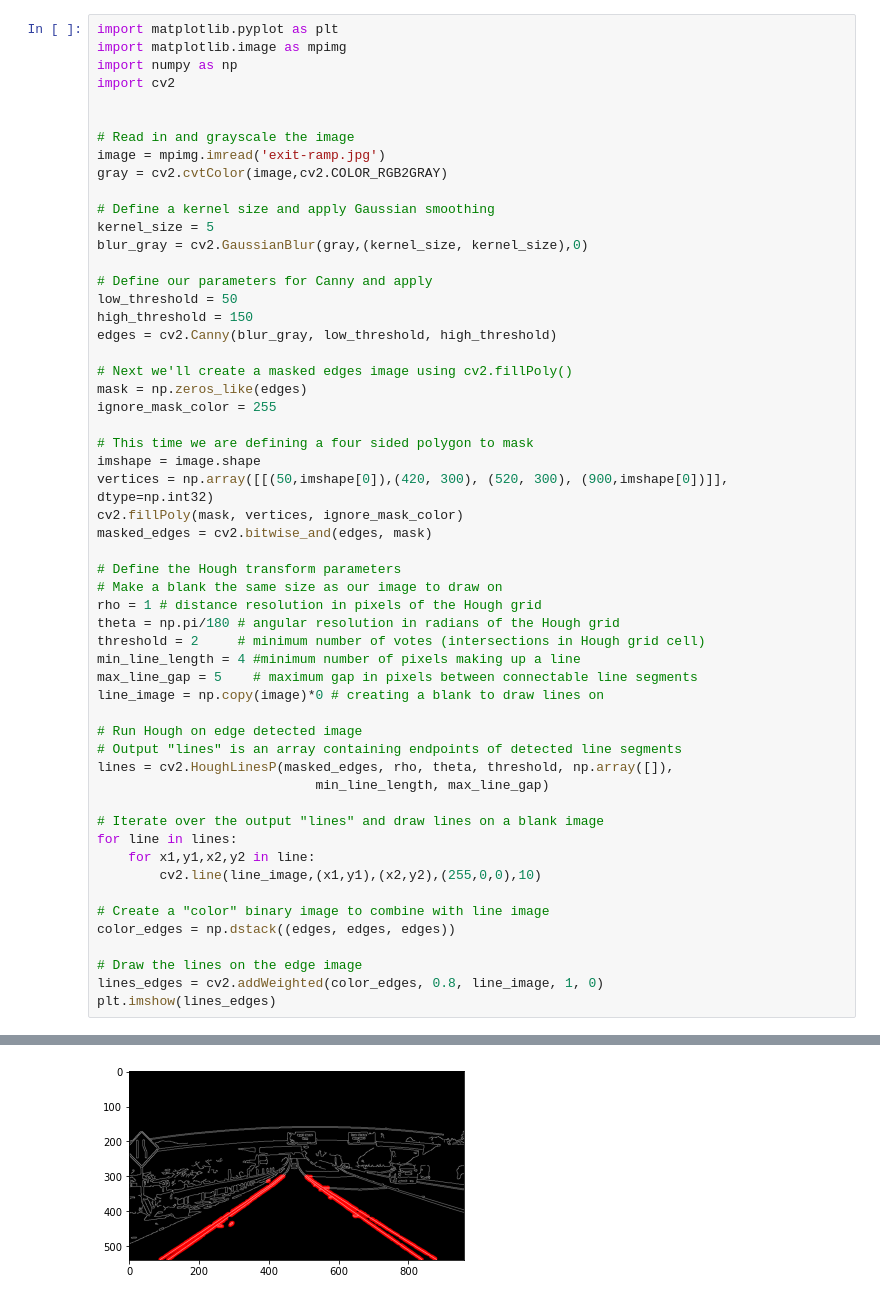
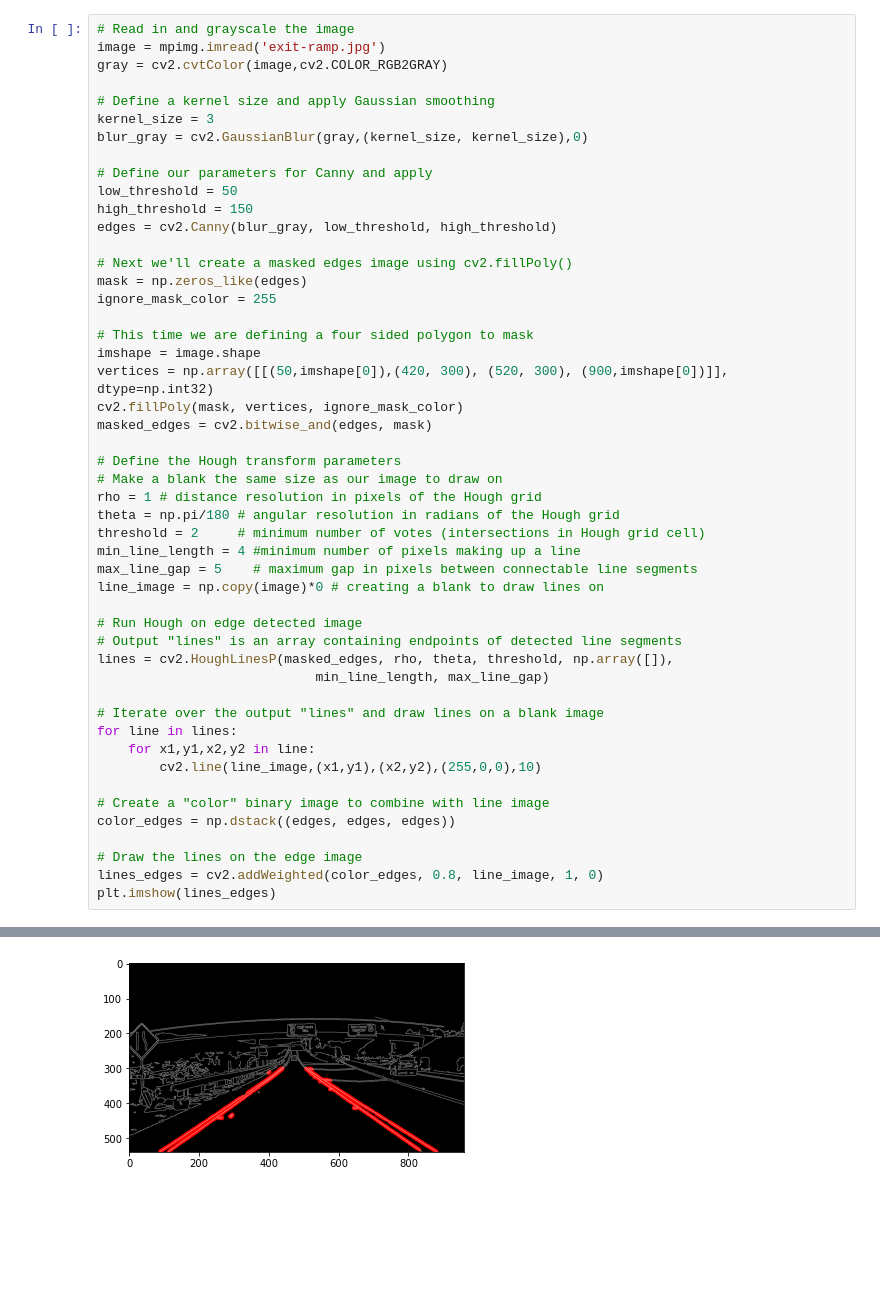
Before and after one commit to parikshitsaikia1619/Complete-Self-Driving-Car-Engineering, a Jupyter notebook: Computer Vision Fundamentals/Hough Transform.ipynb, the cells around one changed output, grey strips where cells are left out. Cells and saved outputs as stored; diff of their text form; blank space fills up the shorter version.

```diff
--- a/Computer Vision Fundamentals/Hough Transform.ipynb
+++ b/Computer Vision Fundamentals/Hough Transform.ipynb
@@ -1,16 +6,10 @@
 # %%
-import matplotlib.pyplot as plt
-import matplotlib.image as mpimg
-import numpy as np
-import cv2
-
-
 # Read in and grayscale the image
 image = mpimg.imread('exit-ramp.jpg')
 gray = cv2.cvtColor(image,cv2.COLOR_RGB2GRAY)
 
 # Define a kernel size and apply Gaussian smoothing
-kernel_size = 5
+kernel_size = 3
 blur_gray = cv2.GaussianBlur(gray,(kernel_size, kernel_size),0)
 
 # Define our parameters for Canny and apply
@@ -28,31 +27,31 @@ vertices = np.array([[(50,imshape[0]),(420, 300), (520, 300), (900,imshape[0])]]
 cv2.fillPoly(mask, vertices, ignore_mask_color)
 masked_edges = cv2.bitwise_and(edges, mask)
 
 # Define the Hough transform parameters
 # Make a blank the same size as our image to draw on
 rho = 1 # distance resolution in pixels of the Hough grid
 theta = np.pi/180 # angular resolution in radians of the Hough grid
 threshold = 2     # minimum number of votes (intersections in Hough grid cell)
 min_line_length = 4 #minimum number of pixels making up a line
 max_line_gap = 5    # maximum gap in pixels between connectable line segments
 line_image = np.copy(image)*0 # creating a blank to draw lines on
 
 # Run Hough on edge detected image
 # Output "lines" is an array containing endpoints of detected line segments
 lines = cv2.HoughLinesP(masked_edges, rho, theta, threshold, np.array([]),
                             min_line_length, max_line_gap)
 
 # Iterate over the output "lines" and draw lines on a blank image
 for line in lines:
     for x1,y1,x2,y2 in line:
         cv2.line(line_image,(x1,y1),(x2,y2),(255,0,0),10)
 
 # Create a "color" binary image to combine with line image
 color_edges = np.dstack((edges, edges, edges))
 
 # Draw the lines on the edge image
 lines_edges = cv2.addWeighted(color_edges, 0.8, line_image, 1, 0)
 plt.imshow(lines_edges)
 # %% [output]
 <matplotlib.image.AxesImage at 0x...>
-[figure, old version]
+[figure, new version]
```
Also changed, not shown: parts of 1 cell of this notebook.
